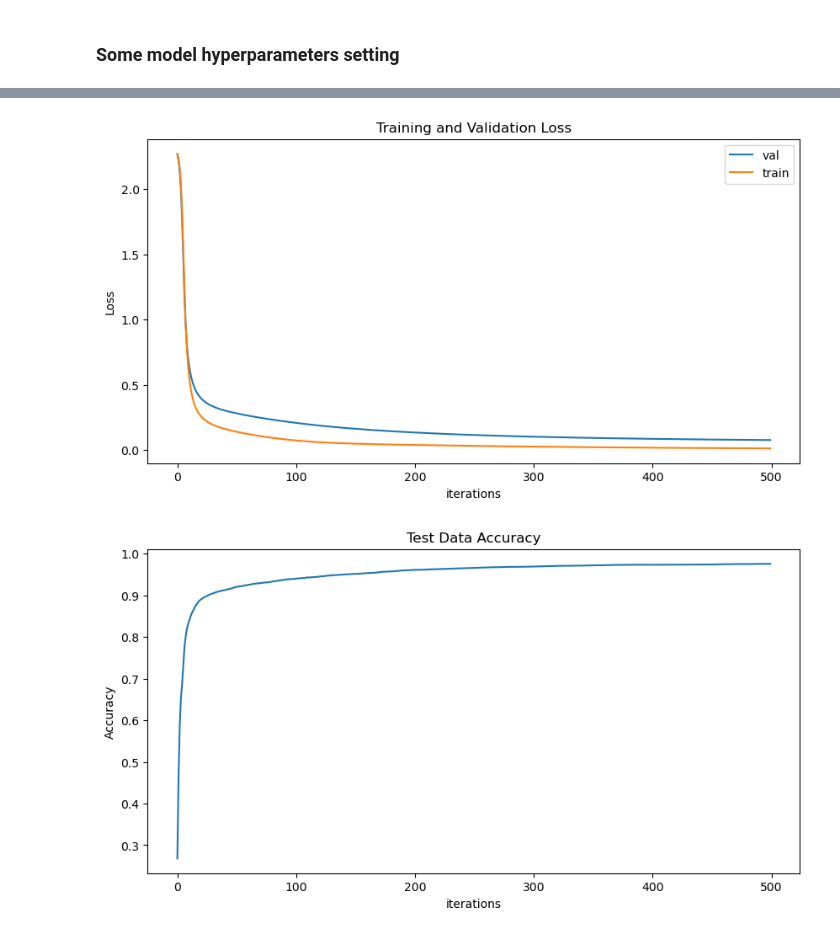
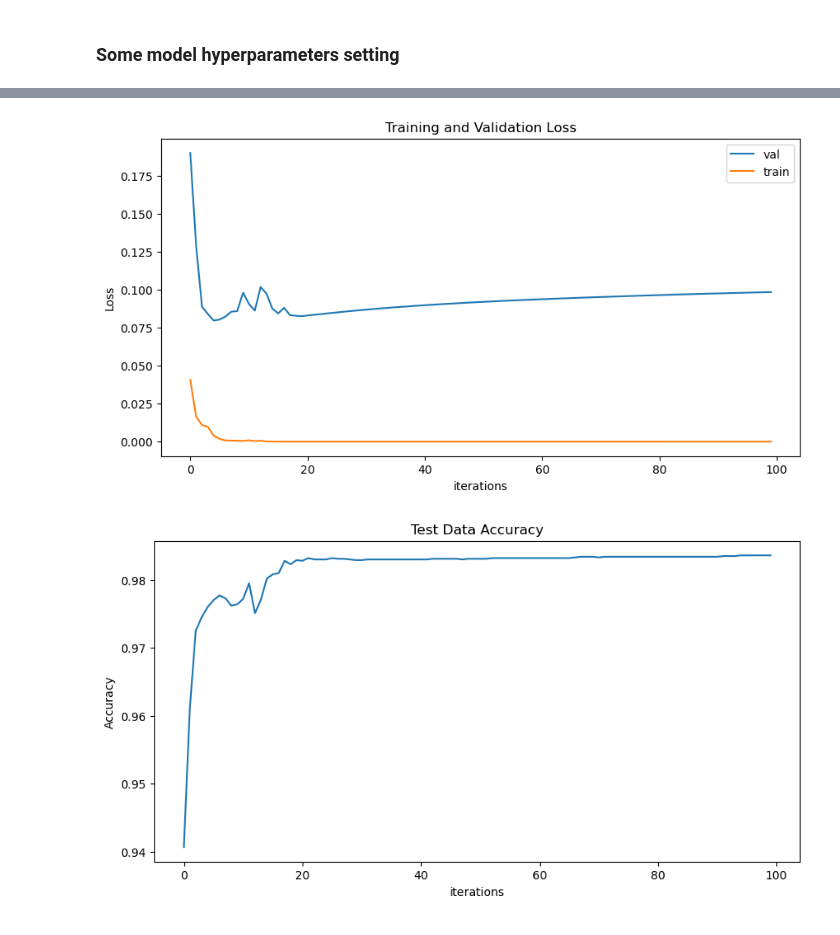
Before and after one commit to wai-ming-chan/fed_avg, a Jupyter notebook: sanityCheck_MNIST.ipynb, the cells around one changed output, grey strips where cells are left out. Drawn from its saved outputs; the diff is of its cells as text; code cells hidden in the pictures.

```diff
--- a/sanityCheck_MNIST.ipynb
+++ b/sanityCheck_MNIST.ipynb
@@ -250,9 +253,9 @@ if False:
 ### Some model hyperparameters setting
 # %%
 # model parameters setting (will affect performance of the model)
-lr = 1e-3     # learning rate
+lr = 250e-3     # learning rate
 bs = 64       # batch size
-epochs = 500    # more epochs the more likely our model is going to learn from the dataset. However, too many epochs will overfit our model
+epochs = 100    # more epochs the more likely our model is going to learn from the dataset. However, too many epochs will overfit our model
 
 loss_fn = nn.CrossEntropyLoss() # Classificatin problem, we use Cross Entropy as loss function
 
@@ -303,7 +306,7 @@ for t in range(epochs):
     lossTT_vals.append(loss_test_t)
     accu_vals.append(accu_t)
 
-    if t % 10 == 0:
+    if t % 1 == 0:
         print(f"[epoch: {t}\t Train loss: {loss_train_t:>7f}, Accuracy: {(100*accu_t):>0.1f}%, Test loss: {loss_test_t:>8f} ")
 
 # plt.plot(np.linspace(1, epochs,epochs).astype(int), loss_vals)
@@ -316,7 +319,7 @@ plt.plot(lossTR_vals,label="train")
 plt.xlabel("iterations")
 plt.ylabel("Loss")
 plt.legend()
-plt.savefig('Loss.png')
+plt.savefig('Centralized_Loss.png')
 plt.show()
 
 plt.figure(figsize=(10,5))
@@ -324,7 +327,7 @@ plt.title("Test Data Accuracy")
 plt.plot(accu_vals)
 plt.xlabel("iterations")
 plt.ylabel("Accuracy")
-plt.savefig('Accuracy.png')
+plt.savefig('Centralized_Accuracy.png')
 # plt.legend()
 plt.show()
 # %% [output]
@@ -348,2 +351,2 @@ plt.show()
-[figure, old version]
+[figure, new version]
-[figure, old version]
+[figure, new version]
```
Also changed, not shown: parts of 4 cells of this notebook, 9 other files.
